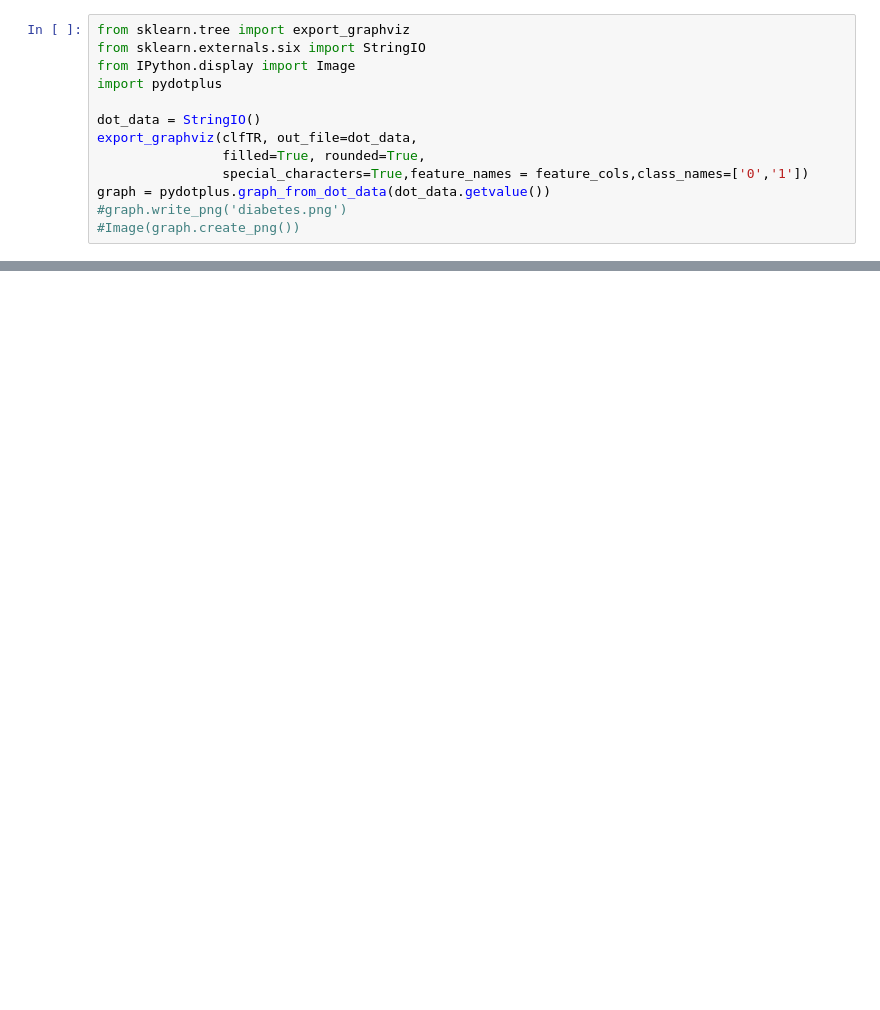
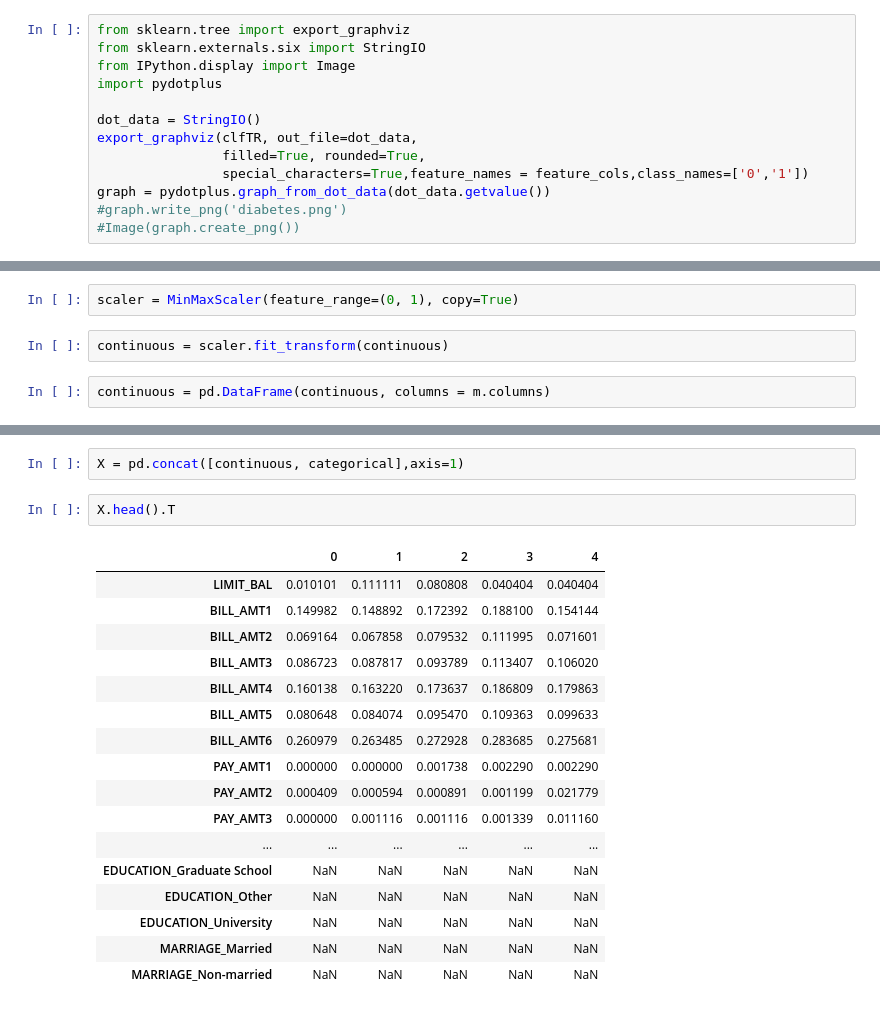
Before and after one commit to BA545-SP2019/2019-competition2-3-musketeers, a Jupyter notebook: Martin/Models101.ipynb, the cells around one changed output, grey strips where cells are left out. Drawn from its saved outputs; the diff is of its cells as text; blank space fills up the shorter version.

```diff
--- a/Martin/Models101.ipynb
+++ b/Martin/Models101.ipynb
@@ -468,0 +618,6 @@ plt.show();
+# %%
+scaler = MinMaxScaler(feature_range=(0, 1), copy=True)
+# %%
+continuous = scaler.fit_transform(continuous)
+# %%
+continuous = pd.DataFrame(continuous, columns = m.columns)
@@ -468,0 +633,22 @@ plt.show();
+# %%
+X = pd.concat([continuous, categorical],axis=1)
+# %%
+X.head().T
+# %% [output]
+|  | 0 | 1 | 2 | 3 | 4 |
+| LIMIT_BAL | 0.010101 | 0.111111 | 0.080808 | 0.040404 | 0.040404 |
+| BILL_AMT1 | 0.149982 | 0.148892 | 0.172392 | 0.188100 | 0.154144 |
+| BILL_AMT2 | 0.069164 | 0.067858 | 0.079532 | 0.111995 | 0.071601 |
+| BILL_AMT3 | 0.086723 | 0.087817 | 0.093789 | 0.113407 | 0.106020 |
+| BILL_AMT4 | 0.160138 | 0.163220 | 0.173637 | 0.186809 | 0.179863 |
+| BILL_AMT5 | 0.080648 | 0.084074 | 0.095470 | 0.109363 | 0.099633 |
+| BILL_AMT6 | 0.260979 | 0.263485 | 0.272928 | 0.283685 | 0.275681 |
+| PAY_AMT1 | 0.000000 | 0.000000 | 0.001738 | 0.002290 | 0.002290 |
+| PAY_AMT2 | 0.000409 | 0.000594 | 0.000891 | 0.001199 | 0.021779 |
+| PAY_AMT3 | 0.000000 | 0.001116 | 0.001116 | 0.001339 | 0.011160 |
+| ... | ... | ... | ... | ... | ... |
+| EDUCATION_Graduate School | NaN | NaN | NaN | NaN | NaN |
+| EDUCATION_Other | NaN | NaN | NaN | NaN | NaN |
+| EDUCATION_University | NaN | NaN | NaN | NaN | NaN |
+| MARRIAGE_Married | NaN | NaN | NaN | NaN | NaN |
+| MARRIAGE_Non-married | NaN | NaN | NaN | NaN | NaN |
```
Also changed, not shown: parts of 46 cells of this notebook, 7 other files.
